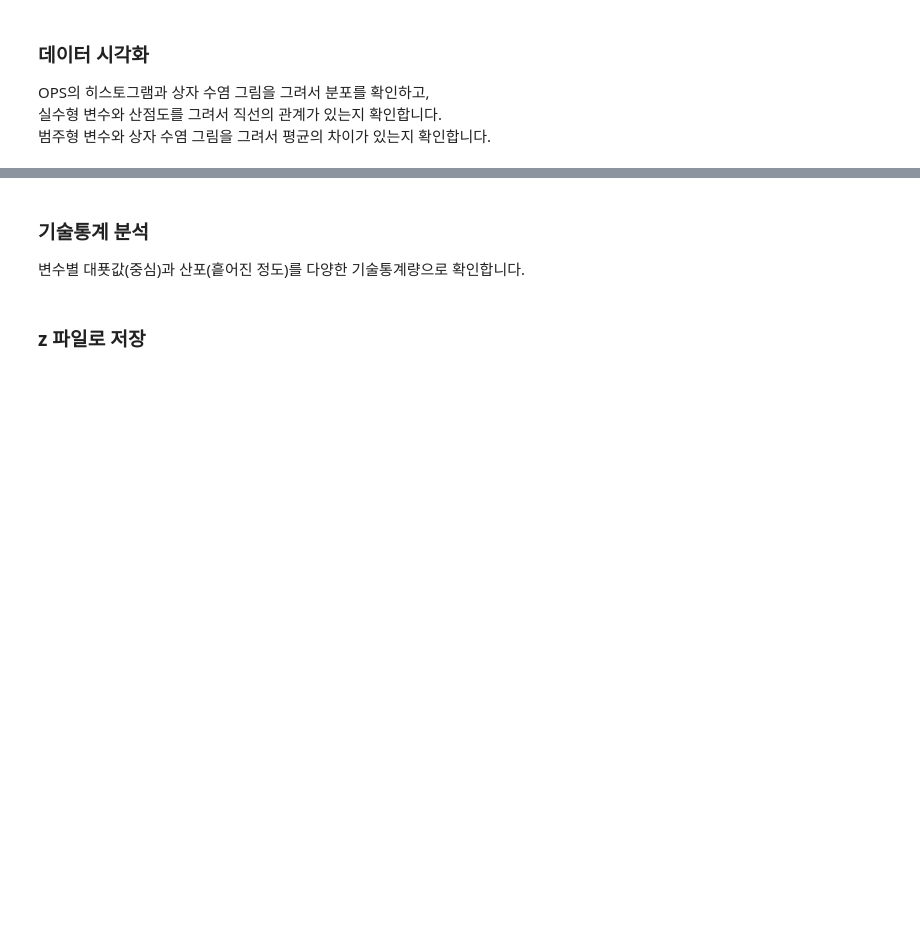
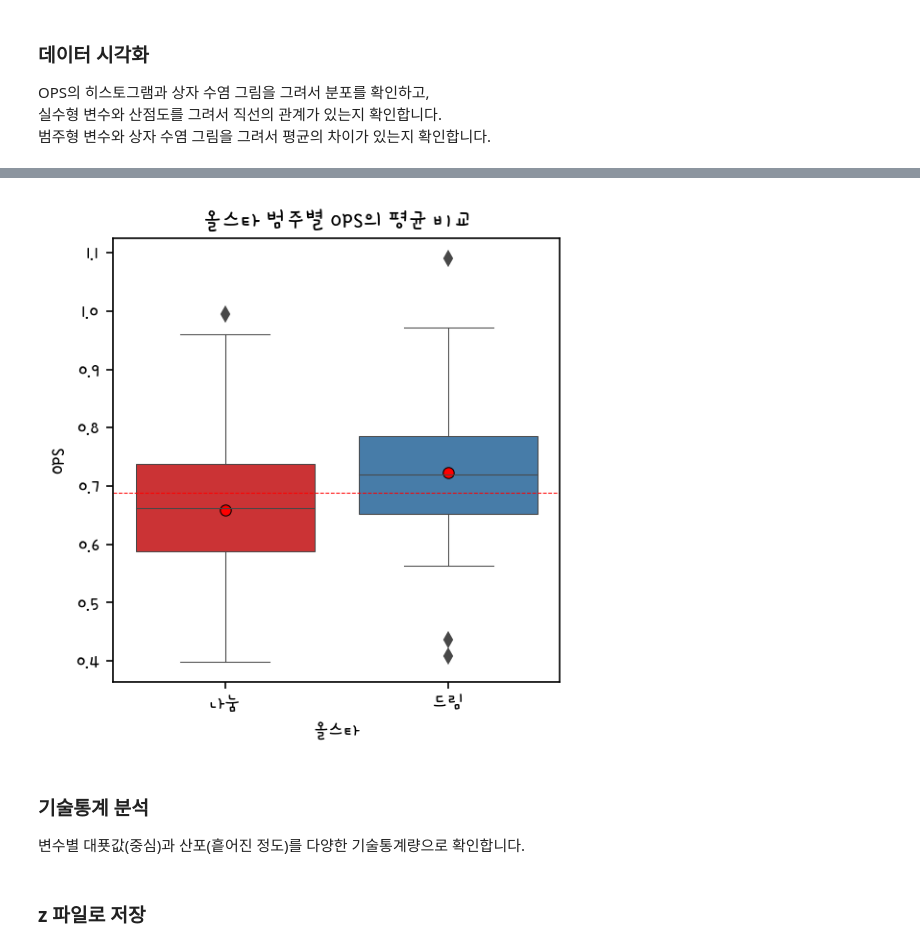
Before and after one commit to lch1711/PythonDataAnalysis2, a Jupyter notebook: exercise/Python Advanced Exercise Day 1.ipynb, the cells around one changed output, grey strips where cells are left out. Saved outputs shown, nothing was run; the diff lists cells and outputs as text; code cells hidden in the pictures; blank space fills up the shorter version.

```diff
--- a/exercise/Python Advanced Exercise Day 1.ipynb
+++ b/exercise/Python Advanced Exercise Day 1.ipynb
@@ -164,7 +326,9 @@ hds.plot_regression()
 # %%
 # 올스타의 범주별 OPS의 분포를 비교합니다.
 # [힌트] hds.plot_box_group() 함수를 사용하세요.
-hds.plot_box_group()
+hds.plot_box_group(data = kbo, x = '올스타', y = 'OPS')
+# %% [output]
+[figure, added]
 # %% [markdown]
 ### 기술통계 분석
 
```
Also changed, not shown: parts of 34 cells of this notebook, 2 other files.
